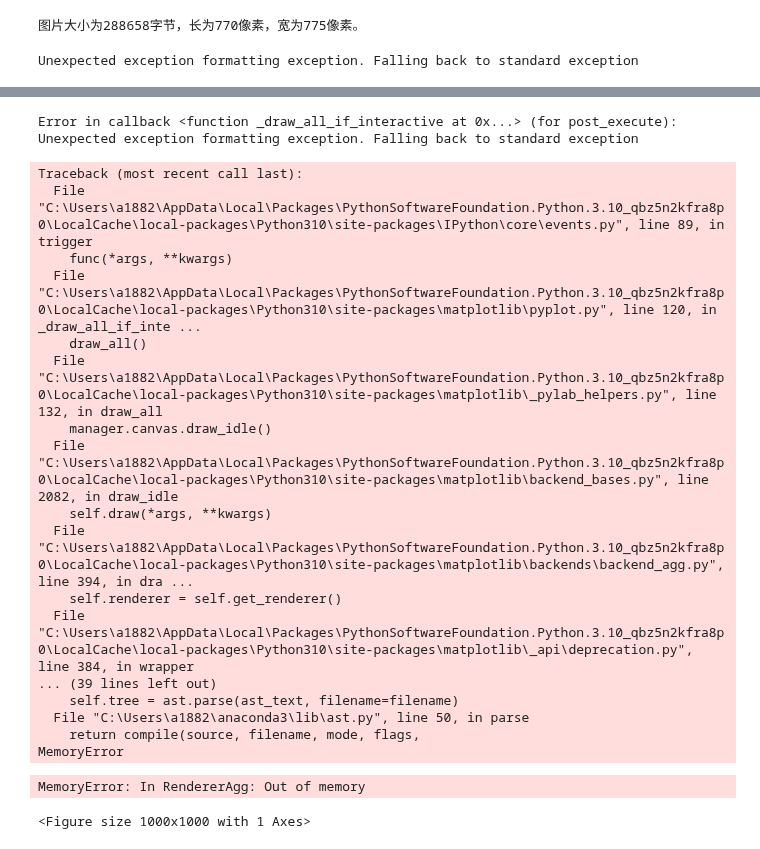
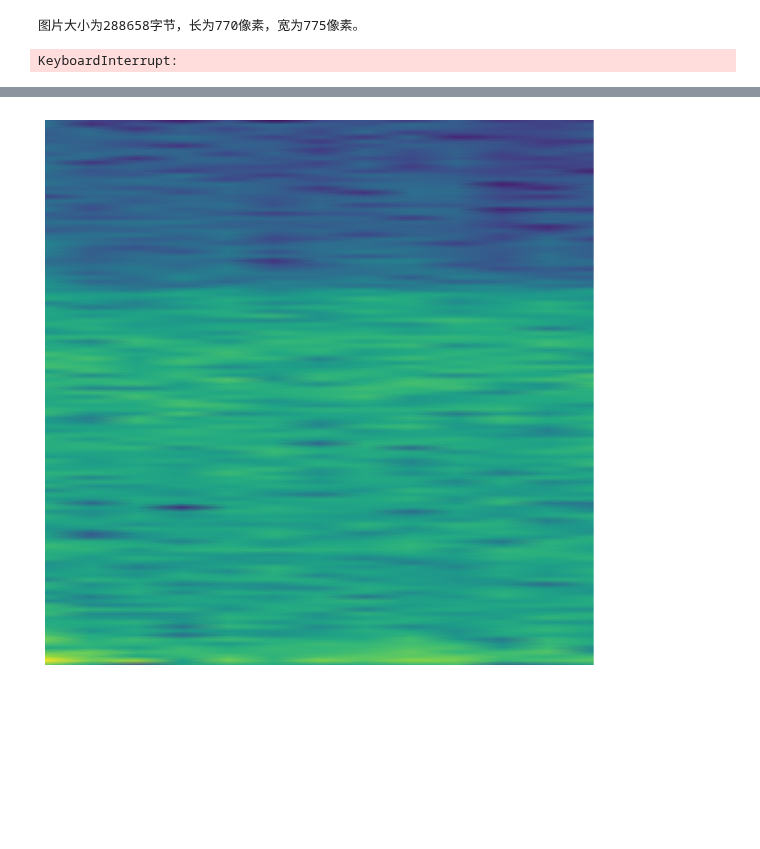
Before and after one commit to greenishcore/Hands-on-EEG, a Jupyter notebook: spectrogram_generate.ipynb, the cells around one changed output, grey strips where cells are left out. Drawn from its saved outputs; the diff is of its cells as text; code cells hidden in the pictures; blank space fills up the shorter version.

```diff
--- a/spectrogram_generate.ipynb
+++ b/spectrogram_generate.ipynb
@@ -48,28 +74,28 @@ print(f'图片大小为{size}字节，长为{width}像素，宽为{height}像素
 # %% [output]
 图片大小为288658字节，长为770像素，宽为775像素。
 # %%
-file_lsit = os.listdir('C:/Users/a1882/Desktop/EEG/eegdata_3000/slice_data')
-save_path = os.getcwd()
-os.chdir('C:/Users/a1882/Desktop/EEG/eegdata_3000/slice_data')
-
-input_file = 'C:/Users/a1882/Desktop/EEG/eegdata_3000/slice_data'
-output_file = 'C:/Users/a1882/Desktop/EEG/eegdata_3000/spectrogram'
-
-for file in file_lsit:
-    for i in range(32):
-        freq = 128
-        t = np.arange(0, 3000/freq , 1/freq)
-        signal = data.iloc[i,:].to_numpy()
-        freq,t,Sxx = scipy.signal.spectrogram(signal, freq)
-        amplitude = np.abs(Sxx)
-        fig = plt.figure(figsize=(10, 10))
-        plt.pcolormesh(t, freq, np.log(amplitude), shading='gouraud')
-        plt.axis('off')
-        fig.patch.set_visible(False)
-        # plt.show()
-        fig.savefig(f'C:/Users/a1882/Desktop/EEG/eegdata_3000/spectrogram/{file}_{i}.png',bbox_inches='tight',pad_inches=0)
-        plt.close()
-
-os.chdir(save_path)
+# file_lsit = os.listdir('C:/Users/a1882/Desktop/EEG/eegdata_3000/slice_data')
+# save_path = os.getcwd()
+# os.chdir('C:/Users/a1882/Desktop/EEG/eegdata_3000/slice_data')
+#
+# input_file = 'C:/Users/a1882/Desktop/EEG/eegdata_3000/slice_data'
+# output_file = 'C:/Users/a1882/Desktop/EEG/eegdata_3000/spectrogram'
+#
+# for file in file_lsit:
+#     for i in range(32):
+#         freq = 128
+#         t = np.arange(0, 3000/freq , 1/freq)
+#         signal = data.iloc[i,:].to_numpy()
+#         freq,t,Sxx = scipy.signal.spectrogram(signal, freq)
+#         amplitude = np.abs(Sxx)
+#         fig = plt.figure(figsize=(10, 10))
+#         plt.pcolormesh(t, freq, np.log(amplitude), shading='gouraud')
+#         plt.axis('off')
+#         fig.patch.set_visible(False)
+#         # plt.show()
+#         fig.savefig(f'C:/Users/a1882/Desktop/EEG/eegdata_3000/spectrogram/{file}_{i}.png',bbox_inches='tight',pad_inches=0)
+#         plt.close()
+#
+# os.chdir(save_path)
 # %% [output]
-Unexpected exception formatting exception. Falling back to standard exception
+KeyboardInterrupt:
@@ -93,21 +102 @@ MemoryError
-Error in callback <function _draw_all_if_interactive at 0x...> (for post_execute):
-Unexpected exception formatting exception. Falling back to standard exception
-Traceback (most recent call last):
-  File "C:\Users\a1882\AppData\Local\Packages\PythonSoftwareFoundation.Python.3.10_qbz5n2kfra8p0\LocalCache\local-packages\Python310\site-packages\IPython\core\events.py", line 89, in trigger
-    func(*args, **kwargs)
-  File "C:\Users\a1882\AppData\Local\Packages\PythonSoftwareFoundation.Python.3.10_qbz5n2kfra8p0\LocalCache\local-packages\Python310\site-packages\matplotlib\pyplot.py", line 120, in _draw_all_if_inte ...
-    draw_all()
-  File "C:\Users\a1882\AppData\Local\Packages\PythonSoftwareFoundation.Python.3.10_qbz5n2kfra8p0\LocalCache\local-packages\Python310\site-packages\matplotlib\_pylab_helpers.py", line 132, in draw_all
-    manager.canvas.draw_idle()
-  File "C:\Users\a1882\AppData\Local\Packages\PythonSoftwareFoundation.Python.3.10_qbz5n2kfra8p0\LocalCache\local-packages\Python310\site-packages\matplotlib\backend_bases.py", line 2082, in draw_idle
-    self.draw(*args, **kwargs)
-  File "C:\Users\a1882\AppData\Local\Packages\PythonSoftwareFoundation.Python.3.10_qbz5n2kfra8p0\LocalCache\local-packages\Python310\site-packages\matplotlib\backends\backend_agg.py", line 394, in dra ...
-    self.renderer = self.get_renderer()
-  File "C:\Users\a1882\AppData\Local\Packages\PythonSoftwareFoundation.Python.3.10_qbz5n2kfra8p0\LocalCache\local-packages\Python310\site-packages\matplotlib\_api\deprecation.py", line 384, in wrapper
-... (39 lines left out)
-    self.tree = ast.parse(ast_text, filename=filename)
-  File "C:\Users\a1882\anaconda3\lib\ast.py", line 50, in parse
-    return compile(source, filename, mode, flags,
-MemoryError
-MemoryError: In RendererAgg: Out of memory
-<Figure size 1000x1000 with 1 Axes>
+[figure, added]
```
Also changed, not shown: parts of 2 cells of this notebook, 1 other file.
